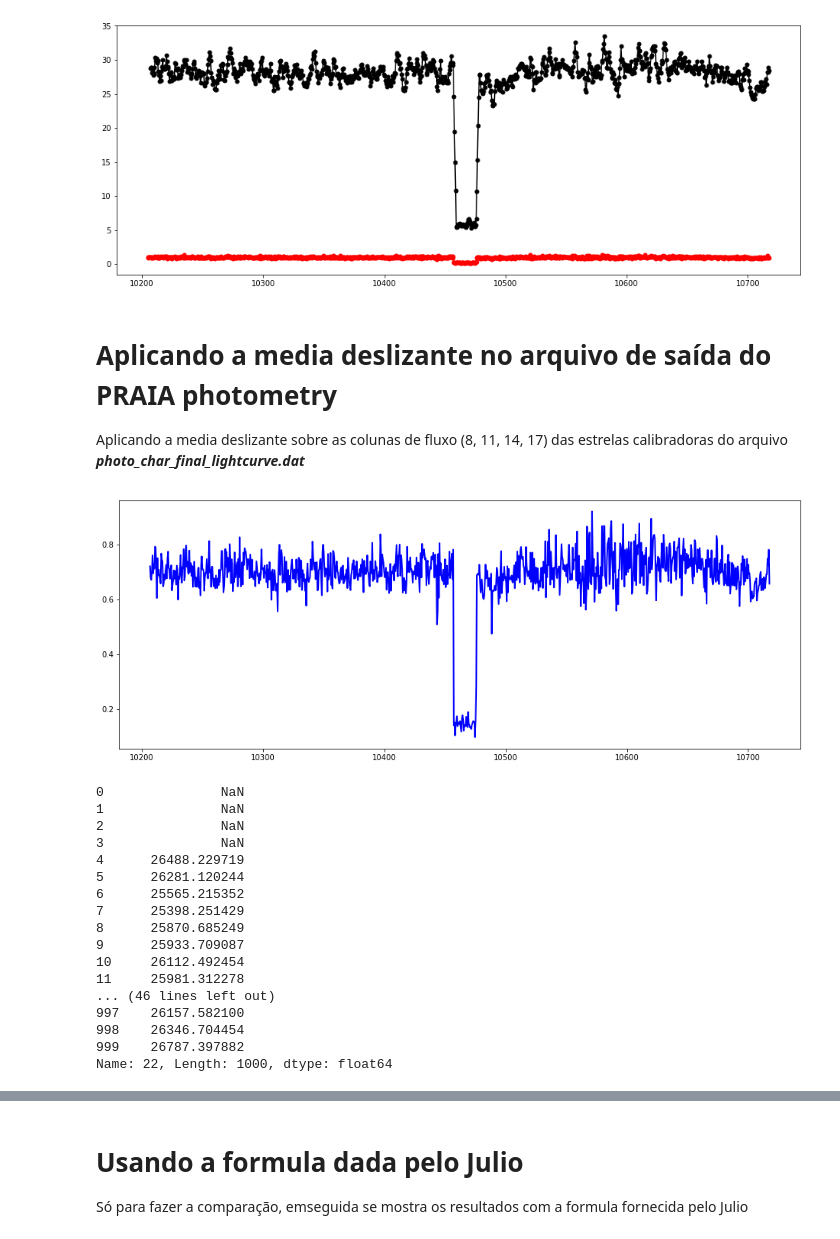
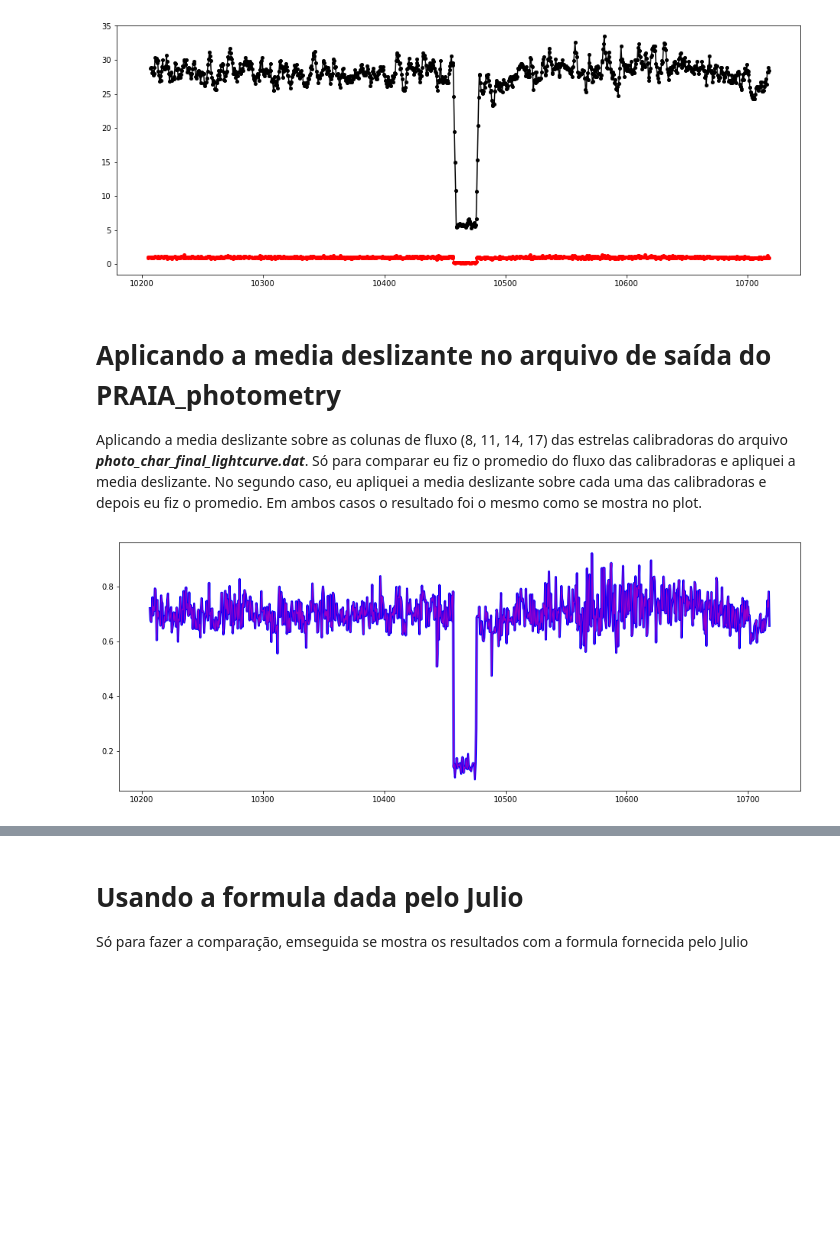
Before and after one commit to fredifqh/occu_chariklo, a Jupyter notebook: photometry_chariklo.ipynb, the cells around one changed output, grey strips where cells are left out. Cells and saved outputs as stored; diff of their text form; code cells hidden in the pictures; blank space fills up the shorter version.

```diff
--- a/photometry_chariklo.ipynb
+++ b/photometry_chariklo.ipynb
@@ -103,51 +103,34 @@ plt.show()
 # %% [output]
 [figure]
 # %% [markdown]
-# Aplicando a media deslizante no arquivo de saída do PRAIA photometry
+# Aplicando a media deslizante no arquivo de saída do PRAIA_photometry
 
-Aplicando a media deslizante sobre as colunas de fluxo (8, 11, 14, 17) das estrelas calibradoras do arquivo ***photo_char_final_lightcurve.dat***
+Aplicando a media deslizante sobre as colunas de fluxo (8, 11, 14, 17) das estrelas calibradoras do arquivo ***photo_char_final_lightcurve.dat***. Só para comparar eu fiz o promedio do fluxo das calibradoras e apliquei a media deslizante. No segundo caso, eu apliquei a media deslizante sobre cada uma das calibradoras e depois eu fiz o promedio.
+Em ambos casos o resultado foi o mesmo como se mostra no plot.
 # %%
 import pandas as pd
 import numpy as np
 import matplotlib.pyplot as plt
 points = 5
 df = pd.read_table("photo_char_final_lightcurve.dat", sep="\s+", header=None) # reading file photo_char_final_lightcurve.dat
 # time in seconds
 df[20] = (df[2] - 2457989.5) * 24 * 3600
 # media deslizante sobre os promedio
 df[21] = (df[7] + df[10] + df[13] + df[16])/4
 df[22] = df[21].rolling(window=points).mean()
 # media deslizante sobre as calibradoras
 df[23] =  df[7].rolling(window=points).mean()
 df[24] = df[10].rolling(window=points).mean()
 df[25] = df[13].rolling(window=points).mean()
 df[26] = df[16].rolling(window=points).mean()
 df[27] = (df[23] + df[24] + df[25] + df[26])/4
 # plot
 # defining of size of plot
 fig = plt.figure(figsize=(16, 6))
 # Plotting
-plt.plot(df[20], df[4]/df[22], 'b-', ms=2, lw=2.0) # rolling mean over calibrators star
-#plt.plot(df[20], df[4]/df[27], 'g-', ms=2, lw=0.5, alpha=0.8) # rolling mean over each column and then average
-#plt.plot(df[20], df[4]/df[21], 'r-', ms=2, lw=2.0, alpha=0.6) # original
+plt.plot(df[20], df[4]/df[22], 'b-', ms=2, lw=3.0) # rolling mean over calibrators star
+plt.plot(df[20], df[4]/df[27], 'm', ms=2, lw=1., alpha=0.8) # rolling mean over each column and then average
 plt.show()
-df[22]
+#df[22]
 # %% [output]
-[figure, old version]
+[figure, new version]
-0               NaN
-1               NaN
-2               NaN
-3               NaN
-4      26488.229719
-5      26281.120244
-6      25565.215352
-7      25398.251429
-8      25870.685249
-9      25933.709087
-10     26112.492454
-11     25981.312278
-... (46 lines left out)
-997    26157.582100
-998    26346.704454
-999    26787.397882
-Name: 22, Length: 1000, dtype: float64
```
Also changed, not shown: parts of 22 cells of this notebook.
